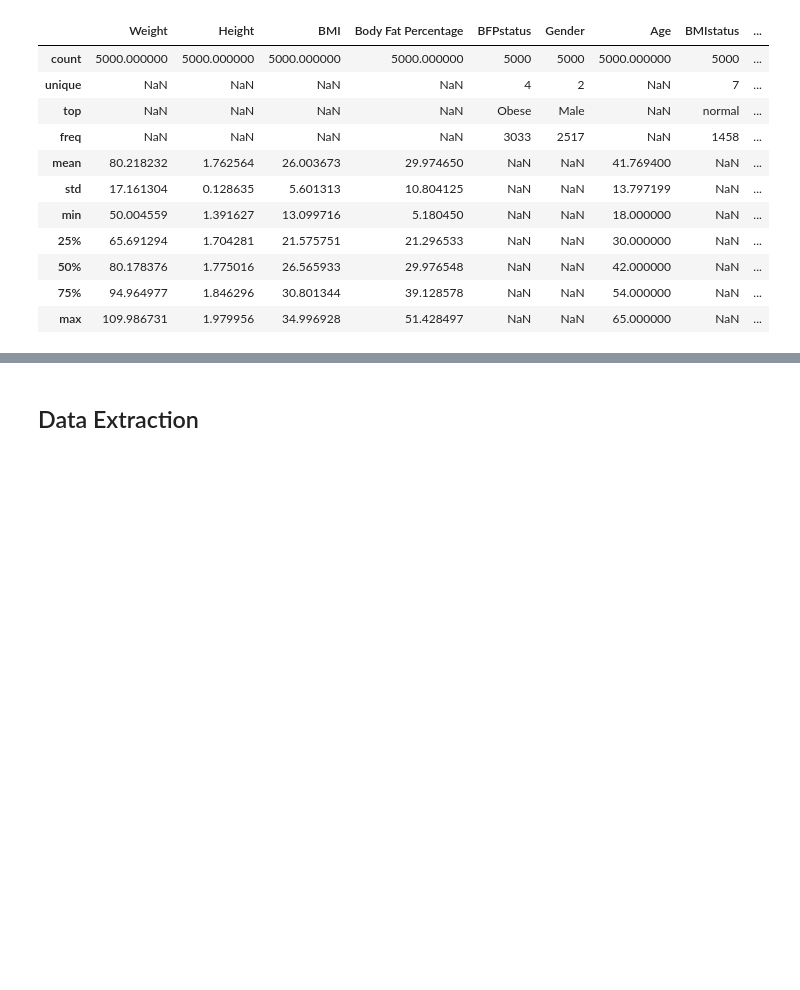
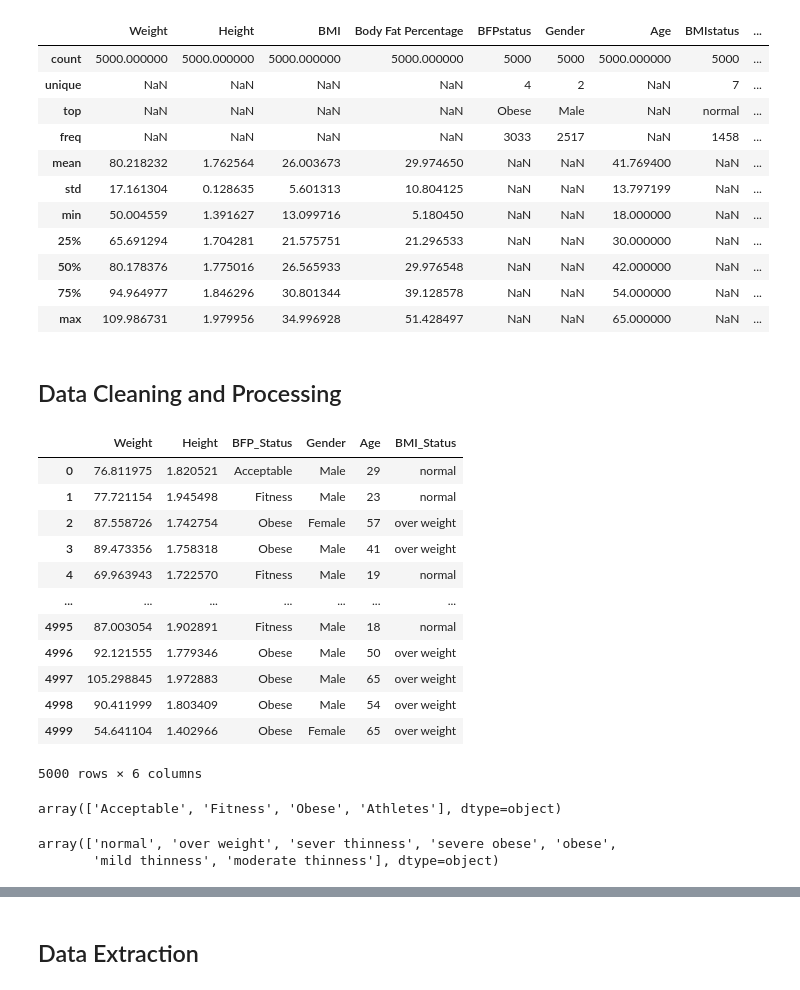
Before and after one commit to fedfioravanti/Flask-API-example, a Jupyter notebook: Health_BMI_status_prediction.ipynb, the cells around one changed output, grey strips where cells are left out. Saved outputs shown, nothing was run; the diff lists cells and outputs as text; code cells hidden in the pictures; blank space fills up the shorter version.

```diff
--- a/Health_BMI_status_prediction.ipynb
+++ b/Health_BMI_status_prediction.ipynb
@@ -47,7 +47,7 @@ import joblib
 warnings.filterwarnings('ignore')
 # %%
 # create a dataframe from the original fitness dataset
-data = pd.read_csv('datasets/final_dataset_BFP.csv')
+data = pd.read_csv('datasets/_original/final_dataset_BFP.csv')
 # %%
 data
 # %% [output]
@@ -98,3 +98,36 @@ data.describe(include='all')
 | 50% | 80.178376 | 1.775016 | 26.565933 | 29.976548 | NaN | NaN | 42.000000 | NaN | ... |
 | 75% | 94.964977 | 1.846296 | 30.801344 | 39.128578 | NaN | NaN | 54.000000 | NaN | ... |
 | max | 109.986731 | 1.979956 | 34.996928 | 51.428497 | NaN | NaN | 65.000000 | NaN | ... |
+# %% [markdown]
+## Data Cleaning and Processing
+# %%
+#subset the original dataset
+df = data[['Weight', 'Height', 'BFPstatus', 'Gender', 'Age', 'BMIstatus']]
+# %%
+# rename columns
+df.rename(columns={'BFPstatus': 'BFP_Status', 'BMIstatus': 'BMI_Status'}, inplace=True)
+# %%
+df
+# %% [output]
+|  | Weight | Height | BFP_Status | Gender | Age | BMI_Status |
+| 0 | 76.811975 | 1.820521 | Acceptable | Male | 29 | normal |
+| 1 | 77.721154 | 1.945498 | Fitness | Male | 23 | normal |
+| 2 | 87.558726 | 1.742754 | Obese | Female | 57 | over weight |
+| 3 | 89.473356 | 1.758318 | Obese | Male | 41 | over weight |
+| 4 | 69.963943 | 1.722570 | Fitness | Male | 19 | normal |
+| ... | ... | ... | ... | ... | ... | ... |
+| 4995 | 87.003054 | 1.902891 | Fitness | Male | 18 | normal |
+| 4996 | 92.121555 | 1.779346 | Obese | Male | 50 | over weight |
+| 4997 | 105.298845 | 1.972883 | Obese | Male | 65 | over weight |
+| 4998 | 90.411999 | 1.803409 | Obese | Male | 54 | over weight |
+| 4999 | 54.641104 | 1.402966 | Obese | Female | 65 | over weight |
+5000 rows × 6 columns
+# %%
+df['BFP_Status'].unique()
+# %% [output]
+array(['Acceptable', 'Fitness', 'Obese', 'Athletes'], dtype=object)
+# %%
+df['BMI_Status'].unique()
+# %% [output]
+array(['normal', 'over weight', 'sever thinness', 'severe obese', 'obese',
+       'mild thinness', 'moderate thinness'], dtype=object)
```
Also changed, not shown: parts of 6 cells of this notebook.
